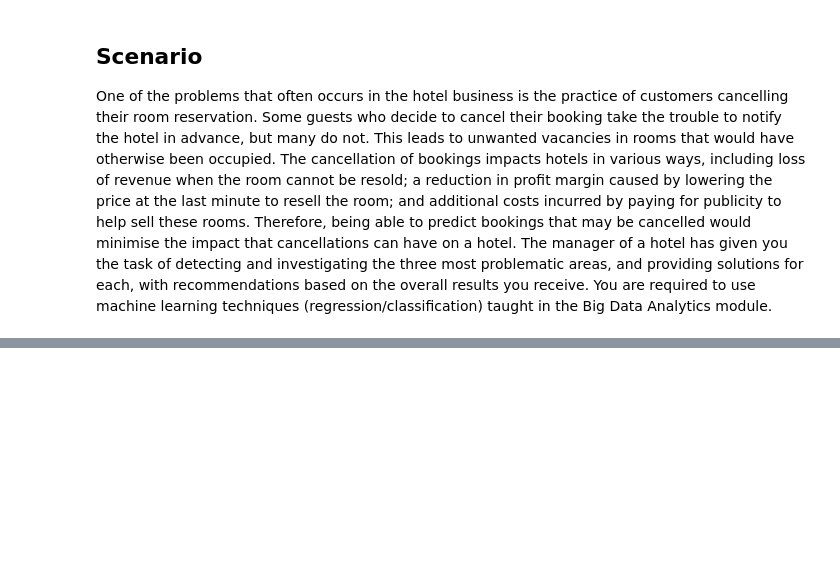
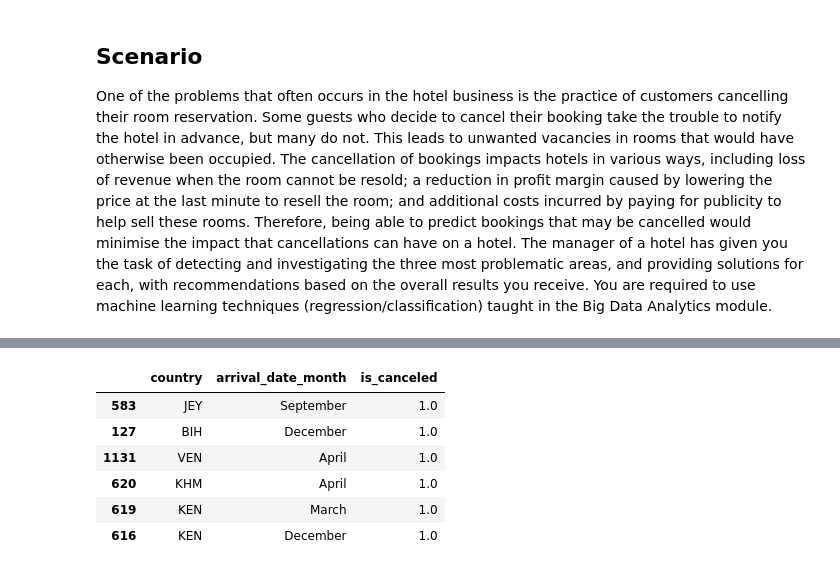
Before and after one commit to f-ssemwanga/bigDataAnalytics, a Jupyter notebook: hotelReservationCancellation.ipynb, the cells around one changed output, grey strips where cells are left out. Drawn from its saved outputs; the diff is of its cells as text; code cells hidden in the pictures; blank space fills up the shorter version.

Commit message:
start of data preprocessing

```diff
--- a/hotelReservationCancellation.ipynb
+++ b/hotelReservationCancellation.ipynb
@@ -12,0 +49,25 @@ from sklearn.metrics import accuracy_score
+# %%
+#impute missing values for numerical columns with the mean
+numerical_imputer = SimpleImputer(strategy='mean')
+df[numerical_cols] = numerical_imputer.fit_transform(df[numerical_cols])
+# %%
+#impute missing values for categorical columns with the mean
+categorical_imputer = SimpleImputer(strategy='most_frequet')
+df[categorical_cols_cols] = numerical_imputer.fit_transform(df[categorical_cols])
+# %%
+#Task a. Identify the top six countries showing months th a high rate of cancellation
+#Group by 'country', 'arrival_date_month', and calculate cancellation rates
+grouped_data = df.groupby(['country', 'arrival_date_month'])['is_canceled'].mean().reset_index()
+#grouped_data
+# %%
+#sort by cancellation rate in descending order
+top_countries = grouped_data.sort_values(by='is_canceled', ascending=False).head(6)
+top_countries
+# %% [output]
+|  | country | arrival_date_month | is_canceled |
+| 583 | JEY | September | 1.0 |
+| 127 | BIH | December | 1.0 |
+| 1131 | VEN | April | 1.0 |
+| 620 | KHM | April | 1.0 |
+| 619 | KEN | March | 1.0 |
+| 616 | KEN | December | 1.0 |
```
Also changed, not shown: parts of 2 cells of this notebook, 1 other file.
